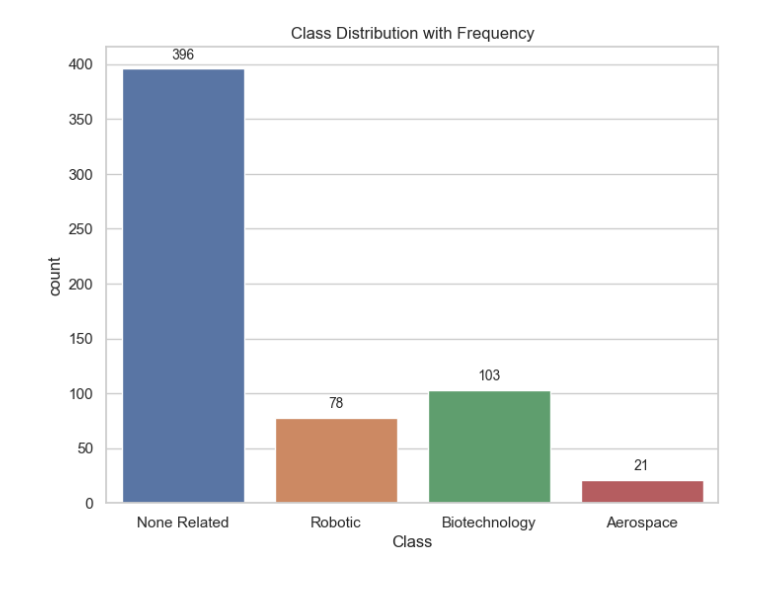
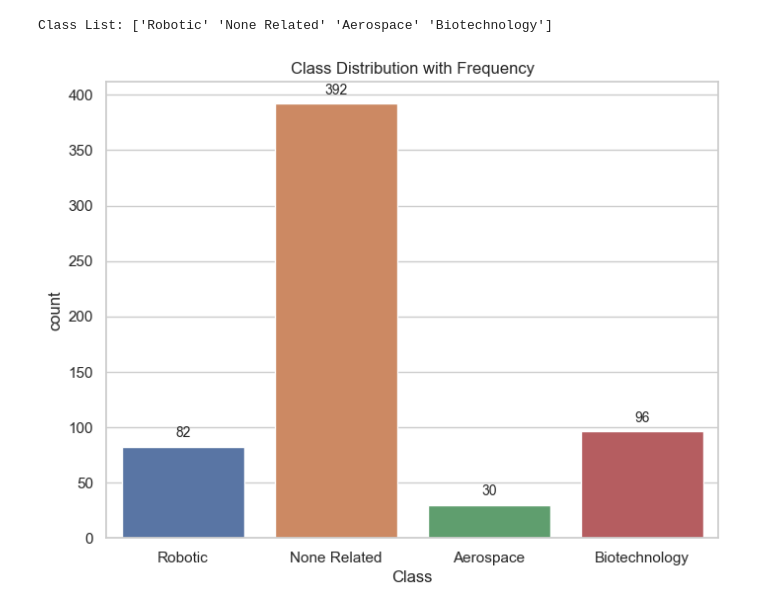
Before and after one commit to NikIrfann/FYP-Text-Classification, a Jupyter notebook: Modelling/Model.ipynb, the cells around one changed output. Saved outputs shown, nothing was run; the diff lists cells and outputs as text; code cells hidden in the pictures.

```diff
--- a/Modelling/Model.ipynb
+++ b/Modelling/Model.ipynb
@@ -5,10 +1,17 @@
 # %%
 import pandas as pd
+import numpy as np
+import matplotlib.pyplot as plt
+import seaborn as sns
 from sklearn.feature_extraction.text import TfidfVectorizer
-import matplotlib.pyplot as plt
-import numpy as np
+from sklearn.metrics import confusion_matrix, accuracy_score, classification_report, precision_score, recall_score, f1_score
+from sklearn.model_selection import train_test_split
+from sklearn.naive_bayes import MultinomialNB
+from imblearn.combine import SMOTETomek
+from wordcloud import WordCloud
+import joblib
 
 # Read the CSV file using a relative path
-data = pd.read_csv('../Data Cleaning/data1.7.csv')
+data = pd.read_csv('../Data Cleaning/CleanedData.csv')
 data.head()
 # %% [output]
@@ -161,0 +24,7 @@ Confusion Matrix:
+# %%
+# Split the data into training and testing sets
+train_data, test_data = train_test_split(data, test_size=0.2, random_state=42)
+
+# Save the test data to a CSV file
+train_data.to_csv('train_data.csv', index=False)
+test_data.to_csv('test_data.csv', index=False)
@@ -280,21 +173,25 @@ All features: ['according' 'activities' 'addition' 'adjacent' 'admire' 'advanced
 # %%
-import seaborn as sns
-import matplotlib.pyplot as plt
-
 # Assuming train_data is your DataFrame
 sns.set(style="whitegrid")
 plt.figure(figsize=(8, 6))
 
 # Create the count plot
 ax = sns.countplot(x='Class', data=train_data, hue='Class')
 
 # Add frequency labels on each bar
 for p in ax.patches:
     ax.annotate(f'{int(p.get_height())}', (p.get_x() + p.get_width() / 2., p.get_height()),
                 ha='center', va='center', xytext=(0, 10), textcoords='offset points', fontsize=10)
 
+# Get unique class values
+class_list = train_data['Class'].unique()
+
+# Print class list to console
+print("Class List:", class_list)
+
 plt.title('Class Distribution with Frequency')
 plt.show()
 # %% [output]
+Class List: ['Robotic' 'None Related' 'Aerospace' 'Biotechnology']
-[figure, old version]
+[figure, new version]
 # %%
```
Also changed, not shown: parts of 24 cells of this notebook, 22 other files.
